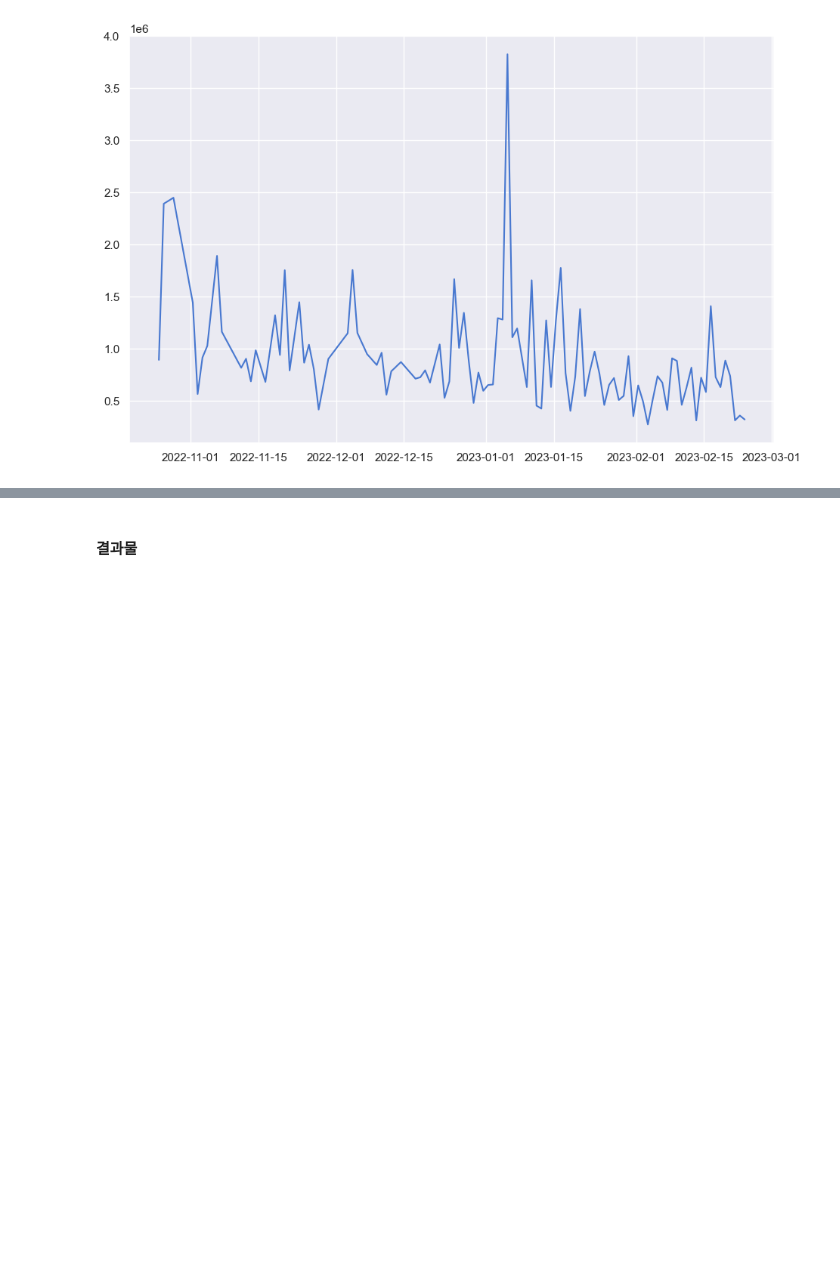
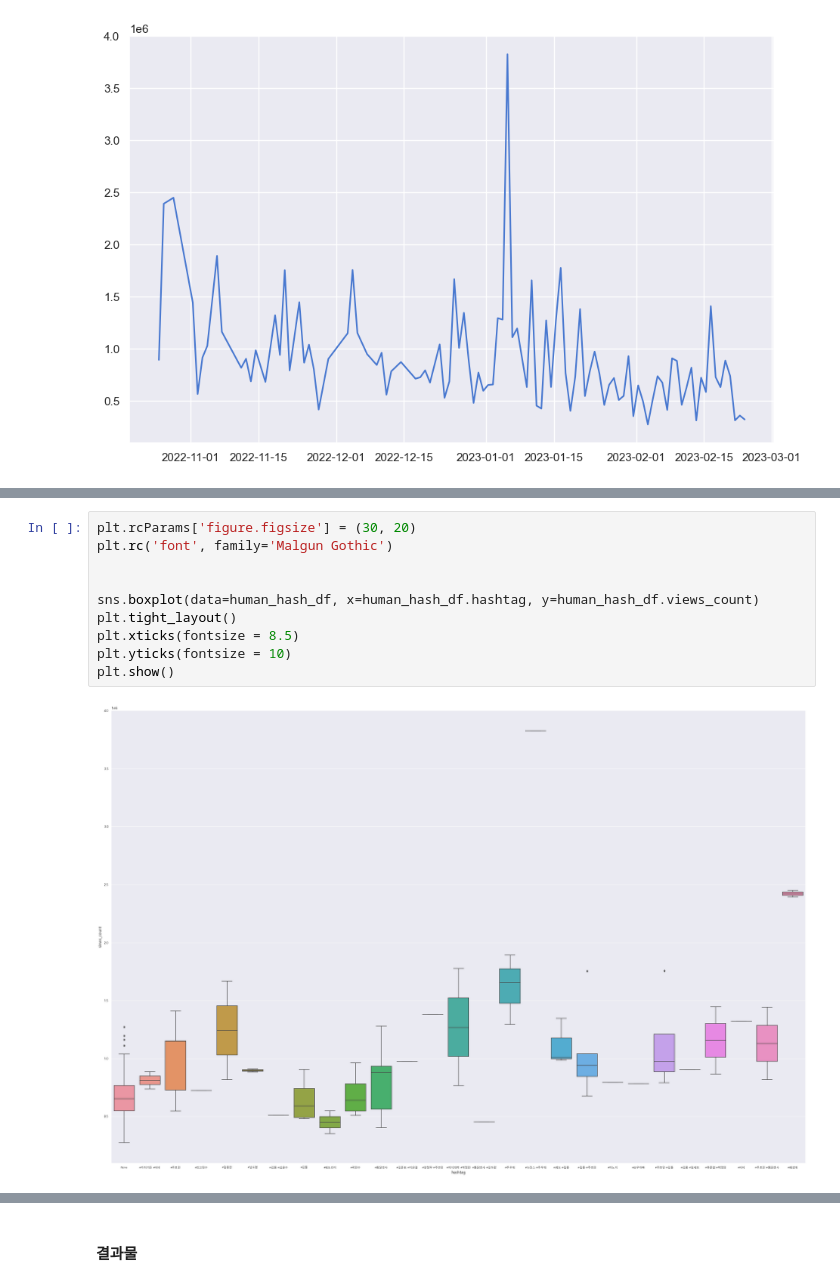
Before and after one commit to kimhyunso/coper-project, a Jupyter notebook: practice_analysis_dowon.ipynb, the cells around one changed output, grey strips where cells are left out. Saved outputs shown, nothing was run; the diff lists cells and outputs as text; blank space fills up the shorter version.

```diff
--- a/practice_analysis_dowon.ipynb
+++ b/practice_analysis_dowon.ipynb
@@ -781,0 +829,12 @@ plt.show()
+# %%
+plt.rcParams['figure.figsize'] = (30, 20)
+plt.rc('font', family='Malgun Gothic')
+
+
+sns.boxplot(data=human_hash_df, x=human_hash_df.hashtag, y=human_hash_df.views_count)
+plt.tight_layout()
+plt.xticks(fontsize = 8.5)
+plt.yticks(fontsize = 10)
+plt.show()
+# %% [output]
+[figure, added]
```
Also changed, not shown: parts of 21 cells of this notebook, 2 other files.
